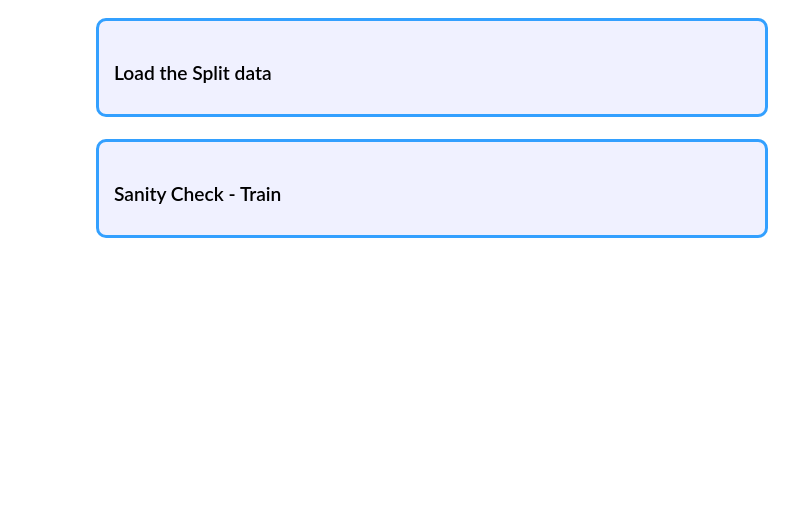
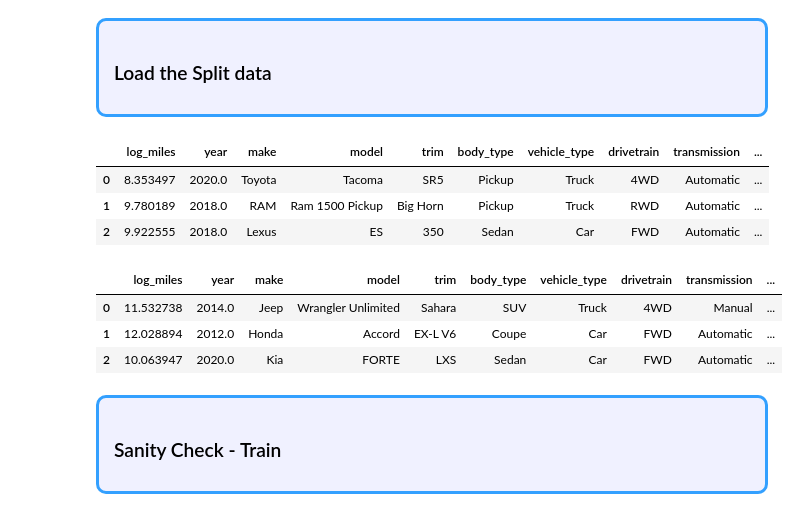
Before and after one commit to anthonynamnam/brainstation_capstone, a Jupyter notebook: Notebooks/model-development.ipynb, the cells around one changed output. Cells and saved outputs as stored; diff of their text form; code cells hidden in the pictures; blank space fills up the shorter version.

```diff
--- a/Notebooks/model-development.ipynb
+++ b/Notebooks/model-development.ipynb
@@ -479,3 +481,19 @@ test_data.reset_index(drop = True, inplace=True)
+# %%
+train_data.drop(columns=col_to_drop,inplace = True)
+train_data.head(3)
+# %% [output]
+|  | log_miles | year | make | model | trim | body_type | vehicle_type | drivetrain | transmission | ... |
+| 0 | 8.353497 | 2020.0 | Toyota | Tacoma | SR5 | Pickup | Truck | 4WD | Automatic | ... |
+| 1 | 9.780189 | 2018.0 | RAM | Ram 1500 Pickup | Big Horn | Pickup | Truck | RWD | Automatic | ... |
+| 2 | 9.922555 | 2018.0 | Lexus | ES | 350 | Sedan | Car | FWD | Automatic | ... |
+# %%
+test_data.drop(columns=col_to_drop,inplace = True)
+test_data.head(3)
+# %% [output]
+|  | log_miles | year | make | model | trim | body_type | vehicle_type | drivetrain | transmission | ... |
+| 0 | 11.532738 | 2014.0 | Jeep | Wrangler Unlimited | Sahara | SUV | Truck | 4WD | Manual | ... |
+| 1 | 12.028894 | 2012.0 | Honda | Accord | EX-L V6 | Coupe | Car | FWD | Automatic | ... |
+| 2 | 10.063947 | 2020.0 | Kia | FORTE | LXS | Sedan | Car | FWD | Automatic | ... |
 # %% [markdown]
 <div style="border-radius:10px; border:#33a0ff solid; padding: 15px; background-color: #f0f1ff; font-size:100%; text-align:left">
 <a class="anchor" id="4-san-check-train">
```
Also changed, not shown: parts of 128 cells of this notebook.
